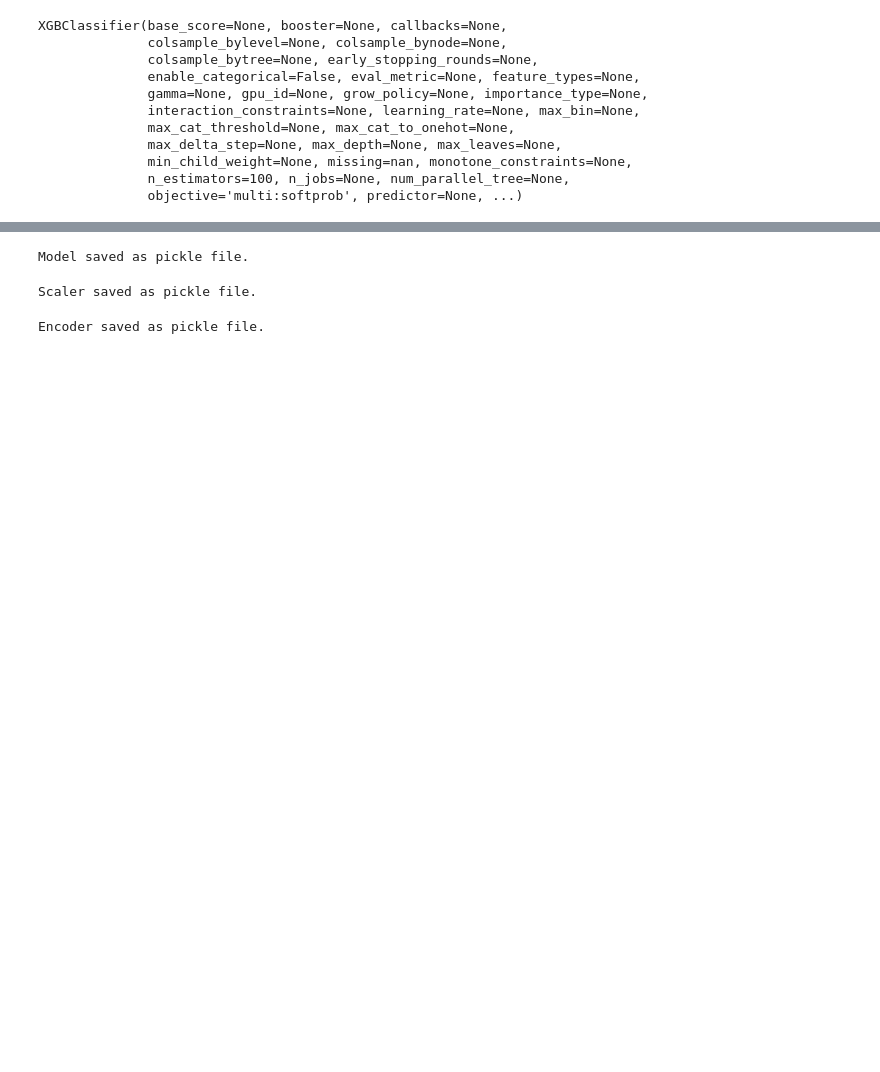
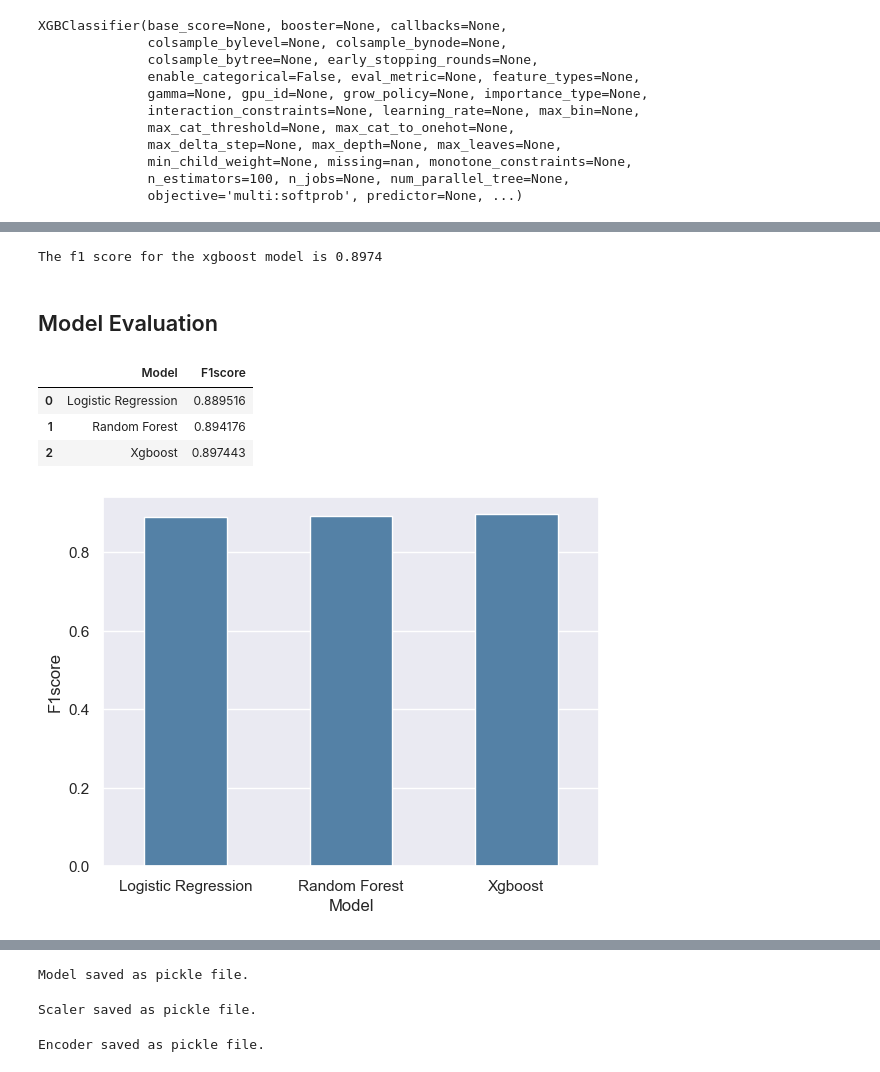
Before and after one commit to Klusterthon-48/farm-fuse-ml, a Jupyter notebook: Modeling.ipynb, the cells around one changed output, grey strips where cells are left out. Cells and saved outputs as stored; diff of their text form; code cells hidden in the pictures; blank space fills up the shorter version.

```diff
--- a/Modeling.ipynb
+++ b/Modeling.ipynb
@@ -233,0 +242,5 @@ weighted avg       0.18      0.27      0.20       140
+# %%
+log_score = f1_score(y_test, pred_log, average='macro')
+scores.append(log_score)
+
+print(f'The f1 score for the logistic regression model is {round(log_score, 4)}')
@@ -262,0 +272,5 @@ weighted avg       0.31      0.30      0.30       140
+# %%
+forest_score = f1_score(y_test, pred_forest, average='macro')
+scores.append(forest_score)
+
+print(f'The f1 score for the random forest model is {round(forest_score, 4)}')
@@ -298,0 +312,26 @@ accuracy_score(y_test, pred_boost)
+# %%
+boost_score = f1_score(y_test, pred_boost, average='macro')
+scores.append(boost_score)
+
+print(f'The f1 score for the xgboost model is {round(boost_score, 4)}')
+# %% [output]
+The f1 score for the xgboost model is 0.8974
+# %% [markdown]
+## Model Evaluation
+# %%
+models = ['Logistic Regression', 'Random Forest', 'Xgboost']
+
+models_scores = list(zip(models, scores))
+evaluation = pd.DataFrame(models_scores, columns=['Model', 'F1score'])
+evaluation
+# %% [output]
+|  | Model | F1score |
+| 0 | Logistic Regression | 0.889516 |
+| 1 | Random Forest | 0.894176 |
+| 2 | Xgboost | 0.897443 |
+# %%
+sns.barplot(x='Model', y='F1score', data= evaluation, color='steelblue', width=0.5)
+
+plt.show()
+# %% [output]
+[figure, added]
```
Also changed, not shown: parts of 45 cells of this notebook, 11 other files.
